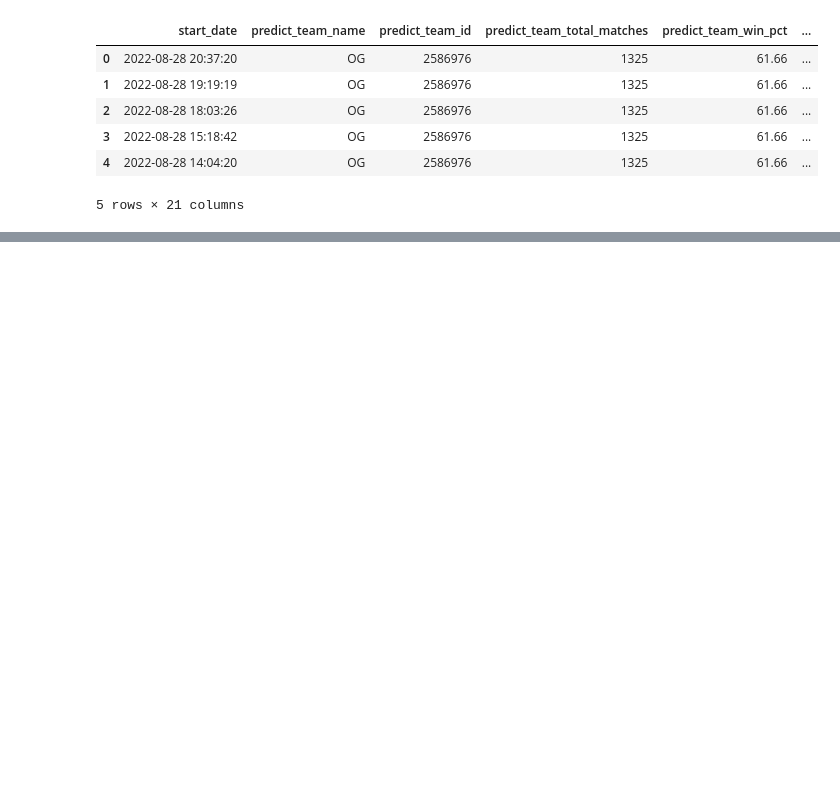
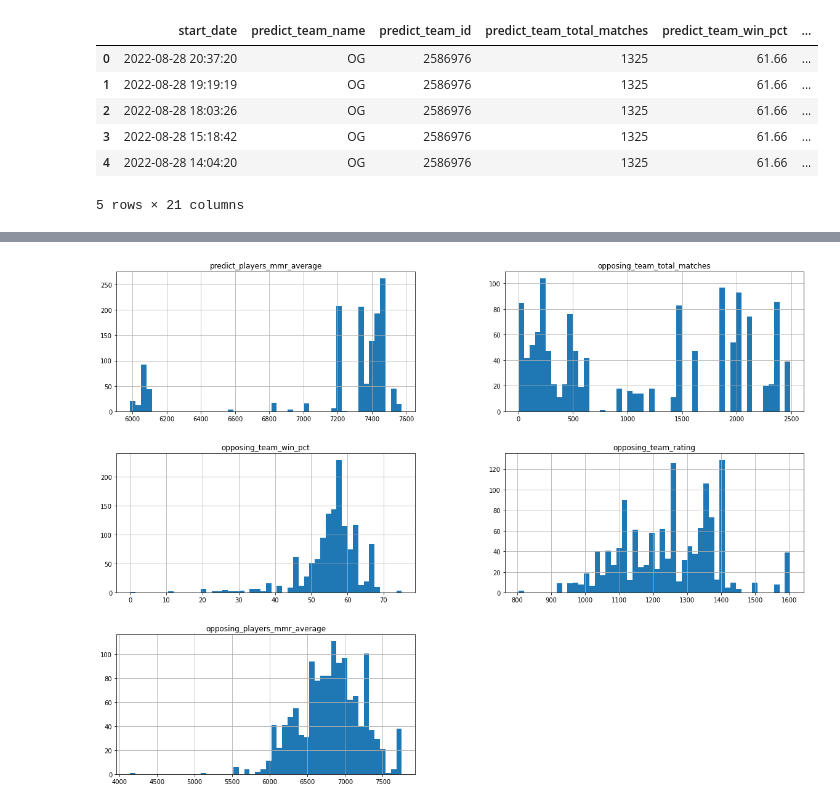
Before and after one commit to johnnyoso/data_science, a Jupyter notebook: DotaLogisticRegression.ipynb, the cells around one changed output, grey strips where cells are left out. Drawn from its saved outputs; the diff is of its cells as text; code cells hidden in the pictures; blank space fills up the shorter version.

```diff
--- a/DotaLogisticRegression.ipynb
+++ b/DotaLogisticRegression.ipynb
@@ -296,0 +300,9 @@ og_team_matches_df.head()
+# %%
+og_team_matches_df.loc[:,['predict_players_mmr_average',
+                   'opposing_team_total_matches',
+                   'opposing_team_win_pct',
+                   'opposing_team_rating',
+                   'opposing_players_mmr_average']].hist(bins = 50, figsize=(20, 15))
+plt.show()
+# %% [output]
+[figure, added]
```
Also changed, not shown: parts of 15 cells of this notebook.
